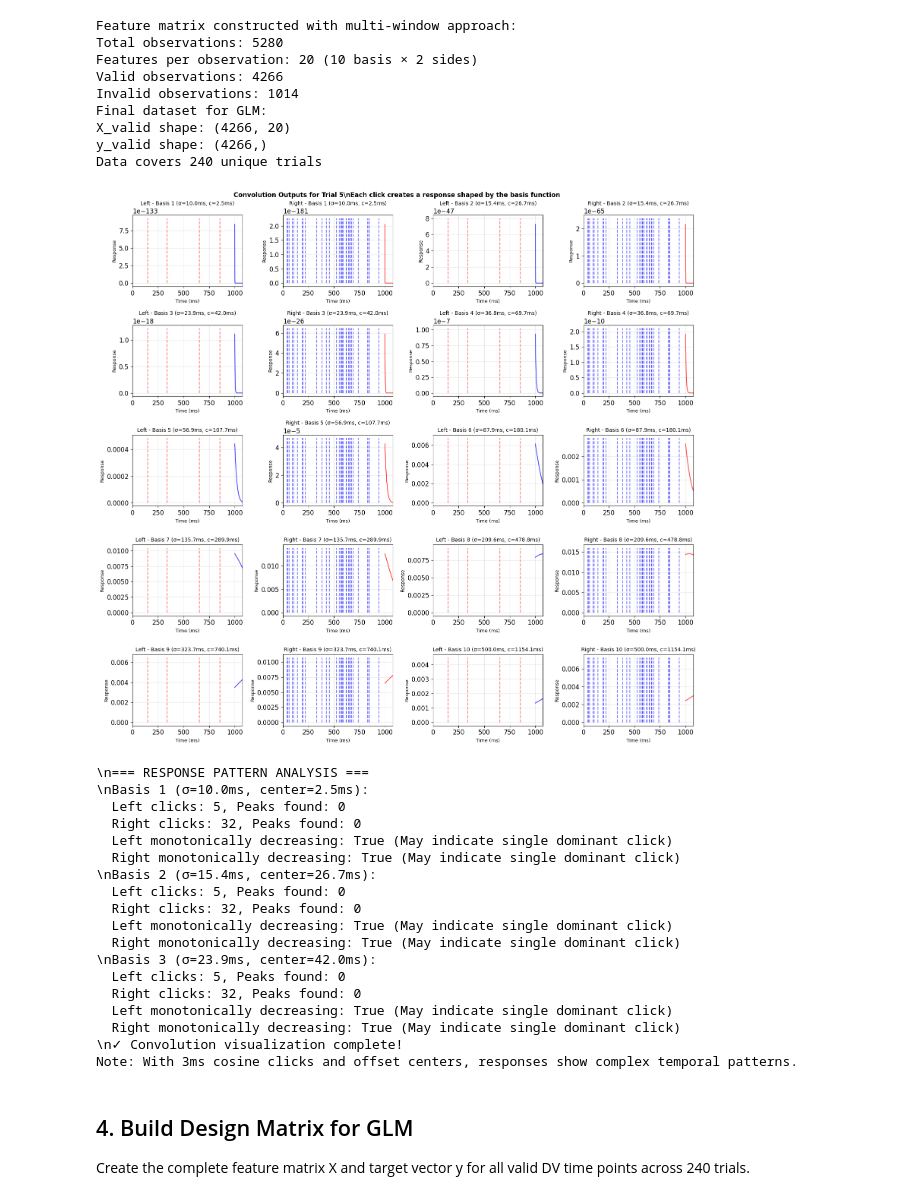
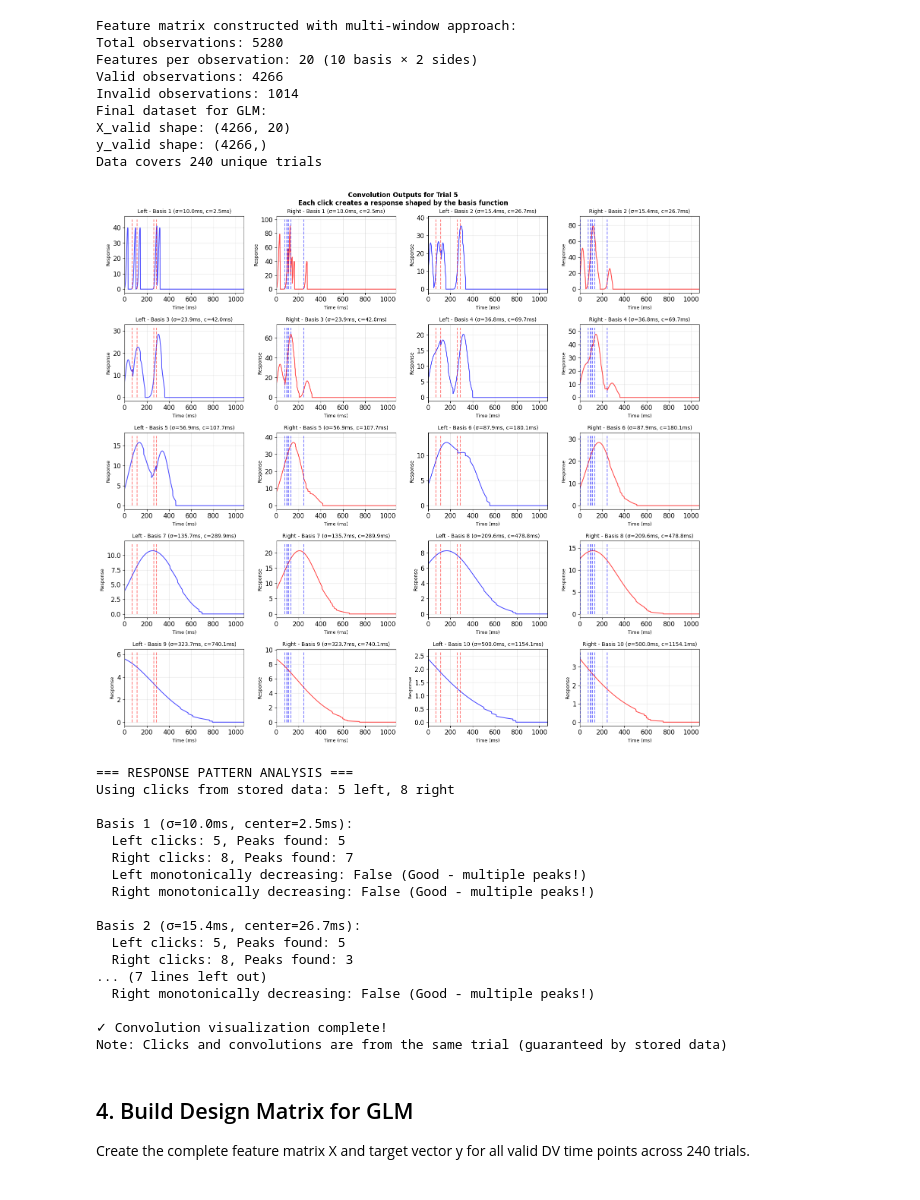
Before and after one commit to Brody-Lab/ClickDV, a Jupyter notebook: notebooks/analysis/glm_clicks_to_dv_sklearn_v003.ipynb, the cells around one changed output. Cells and saved outputs as stored; diff of their text form; code cells hidden in the pictures.

```diff
--- a/notebooks/analysis/glm_clicks_to_dv_sklearn_v003.ipynb
+++ b/notebooks/analysis/glm_clicks_to_dv_sklearn_v003.ipynb
@@ -478,6 +491,10 @@ if len(stored_convs) > 0:
     # Get time grid (same for all basis functions)
     time_ms = stored_convs['time_grid'] * 1000  # Convert to milliseconds
 
+    # Get the click times from stored_convs (ensures consistency)
+    left_click_times = stored_convs.get('left_click_times', left_clicks)
+    right_click_times = stored_convs.get('right_click_times', right_clicks)
+
     for i in range(min(n_basis, 10)):
         # Left convolutions
         ax_left = axes[i * 2]
@@ -485,9 +502,9 @@ if len(stored_convs) > 0:
         conv_left = stored_convs['left'][i][:len(time_ms)]
         ax_left.plot(time_ms[:len(conv_left)], conv_left, 'b-', alpha=0.7, linewidth=1.5)
 
-        # Mark clicks with vertical lines
+        # Mark clicks with vertical lines - use stored click times
         if len(conv_left) > 0 and max(conv_left) > 0:
-            ax_left.vlines(left_clicks * 1000, 0, max(conv_left) * 1.1,
+            ax_left.vlines(left_click_times * 1000, 0, max(conv_left) * 1.1,
                           colors='red', alpha=0.5, linestyles='dashed', label='Clicks')
 
         ax_left.set_title(f'Left - Basis {i+1} (σ={widths[i]*1000:.1f}ms, c={centers[i]*1000:.1f}ms)', fontsize=10)
@@ -501,9 +518,9 @@ if len(stored_convs) > 0:
         conv_right = stored_convs['right'][i][:len(time_ms)]
         ax_right.plot(time_ms[:len(conv_right)], conv_right, 'r-', alpha=0.7, linewidth=1.5)
 
-        # Mark clicks with vertical lines
+        # Mark clicks with vertical lines - use stored click times
         if len(conv_right) > 0 and max(conv_right) > 0:
-            ax_right.vlines(right_clicks * 1000, 0, max(conv_right) * 1.1,
+            ax_right.vlines(right_click_times * 1000, 0, max(conv_right) * 1.1,
                            colors='blue', alpha=0.5, linestyles='dashed', label='Clicks')
 
         ax_right.set_title(f'Right - Basis {i+1} (σ={widths[i]*1000:.1f}ms, c={centers[i]*1000:.1f}ms)', fontsize=10)
@@ -512,60 +529,61 @@ if len(stored_convs) > 0:
         ax_right.grid(True, alpha=0.3)
         ax_right.set_xlim([0, min(trial_duration * 1000, len(time_ms))])
 
-    plt.suptitle(f'Convolution Outputs for Trial {test_trial}\\nEach click creates a response shaped by the basis function',
+    plt.suptitle(f'Convolution Outputs for Trial {test_trial}\nEach click creates a response shaped by the basis function',
                  fontsize=12, fontweight='bold')
     plt.tight_layout()
     plt.show()
 
     # Check for monotonic decrease
-    print("\\n=== RESPONSE PATTERN ANALYSIS ===")
+    print("\n=== RESPONSE PATTERN ANALYSIS ===")
+    print(f"Using clicks from stored data: {len(left_click_times)} left, {len(right_click_times)} right")
+
     for i in range(min(3, n_basis)):  # Check first 3 widths
         conv_left_i = stored_convs['left'][i]
         conv_right_i = stored_convs['right'][i]
 
         # Find peaks in convolution (should correspond to clicks)
         from scipy.signal import find_peaks
 
         # Use appropriate height threshold
         left_height = max(conv_left_i) * 0.1 if len(conv_left_i) > 0 and max(conv_left_i) > 0 else 0
         right_height = max(conv_right_i) * 0.1 if len(conv_right_i) > 0 and max(conv_right_i) > 0 else 0
 
         peaks_left, _ = find_peaks(conv_left_i, height=left_height) if left_height > 0 else ([], {})
         peaks_right, _ = find_peaks(conv_right_i, height=right_height) if right_height > 0 else ([], {})
 
-        print(f"\\nBasis {i+1} (σ={widths[i]*1000:.1f}ms, center={centers[i]*1000:.1f}ms):")
-        print(f"  Left clicks: {len(left_clicks)}, Peaks found: {len(peaks_left)}")
-        print(f"  Right clicks: {len(right_clicks)}, Peaks found: {len(peaks_right)}")
+        print(f"\nBasis {i+1} (σ={widths[i]*1000:.1f}ms, center={centers[i]*1000:.1f}ms):")
+        print(f"  Left clicks: {len(left_click_times)}, Peaks found: {len(peaks_left)}")
+        print(f"  Right clicks: {len(right_click_times)}, Peaks found: {len(peaks_right)}")
 
         # Check if monotonically decreasing (shouldn't be with multiple clicks)
         is_monotonic_left = all(conv_left_i[j] >= conv_left_i[j+1] for j in range(len(conv_left_i)-1))
         is_monotonic_right = all(conv_right_i[j] >= conv_right_i[j+1] for j in range(len(conv_right_i)-1))
 
         print(f"  Left monotonically decreasing: {is_monotonic_left} {'(Good - multiple peaks!)' if not is_monotonic_left else '(May indicate single dominant click)'}")
         print(f"  Right monotonically decreasing: {is_monotonic_right} {'(Good - multiple peaks!)' if not is_monotonic_right else '(May indicate single dominant click)'}")
 
-    print("\\n✓ Convolution visualization complete!")
-    print("Note: With 3ms cosine clicks and offset centers, responses show complex temporal patterns.")
+    print("\n✓ Convolution visualization complete!")
+    print("Note: Clicks and convolutions are from the same trial (guaranteed by stored data)")
 # %% [output]
-[figure, old version]
+[figure, new version]
-\n=== RESPONSE PATTERN ANALYSIS ===
-\nBasis 1 (σ=10.0ms, center=2.5ms):
-  Left clicks: 5, Peaks found: 0
-  Right clicks: 32, Peaks found: 0
-  Left monotonically decreasing: True (May indicate single dominant click)
-  Right monotonically decreasing: True (May indicate single dominant click)
-\nBasis 2 (σ=15.4ms, center=26.7ms):
-  Left clicks: 5, Peaks found: 0
-  Right clicks: 32, Peaks found: 0
-  Left monotonically decreasing: True (May indicate single dominant click)
-  Right monotonically decreasing: True (May indicate single dominant click)
-\nBasis 3 (σ=23.9ms, center=42.0ms):
-  Left clicks: 5, Peaks found: 0
-  Right clicks: 32, Peaks found: 0
-  Left monotonically decreasing: True (May indicate single dominant click)
-  Right monotonically decreasing: True (May indicate single dominant click)
-\n✓ Convolution visualization complete!
-Note: With 3ms cosine clicks and offset centers, responses show complex temporal patterns.
+=== RESPONSE PATTERN ANALYSIS ===
+Using clicks from stored data: 5 left, 8 right
+
+Basis 1 (σ=10.0ms, center=2.5ms):
+  Left clicks: 5, Peaks found: 5
+  Right clicks: 8, Peaks found: 7
+  Left monotonically decreasing: False (Good - multiple peaks!)
+  Right monotonically decreasing: False (Good - multiple peaks!)
+
+Basis 2 (σ=15.4ms, center=26.7ms):
+  Left clicks: 5, Peaks found: 5
+  Right clicks: 8, Peaks found: 3
+... (7 lines left out)
+  Right monotonically decreasing: False (Good - multiple peaks!)
+
+✓ Convolution visualization complete!
+Note: Clicks and convolutions are from the same trial (guaranteed by stored data)
 # %% [markdown]
 ## 4. Build Design Matrix for GLM
 
```
Also changed, not shown: parts of 13 cells of this notebook.
